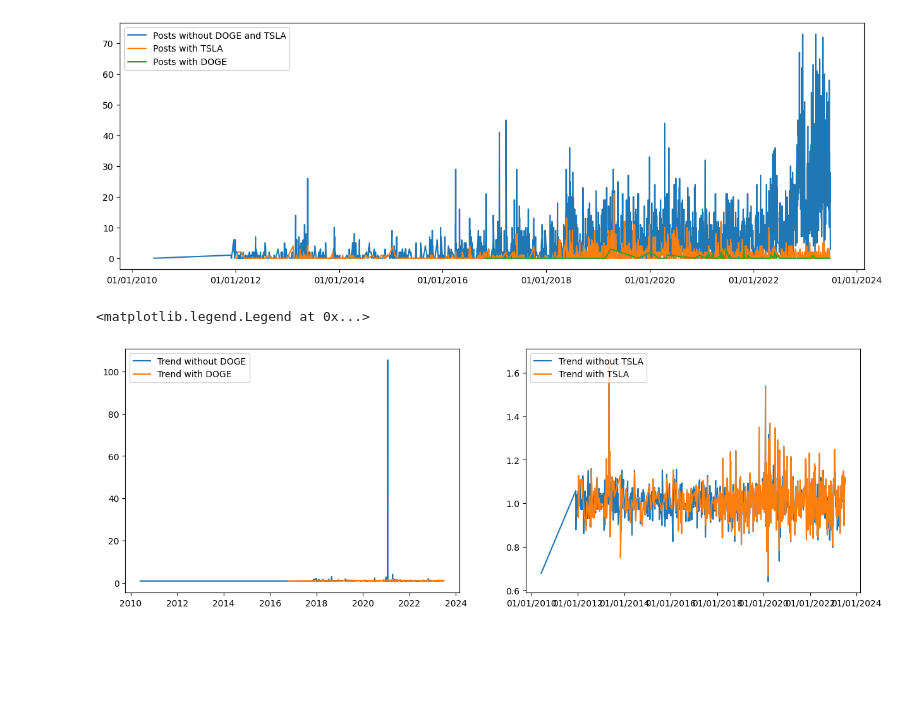
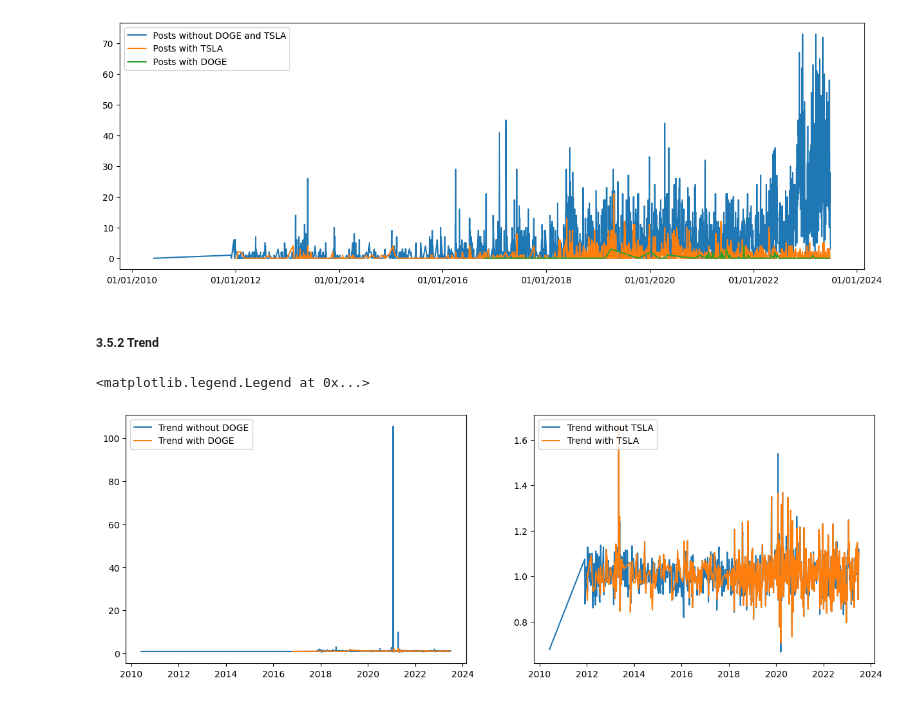
Before and after one commit to alphaname007/BigDataBandits, a Jupyter notebook: Abstract.ipynb, the cells around one changed output. Drawn from its saved outputs; the diff is of its cells as text; code cells hidden in the pictures; blank space fills up the shorter version.

```diff
--- a/Abstract.ipynb
+++ b/Abstract.ipynb
@@ -131,6 +167,8 @@ def check_filter(text:str, filter_list:list, hit:bool):
     return not hit
 
 def get_interval(search_date:datetime, stock:pd.DataFrame, interval_length:int=5):
+    search_date = search_date - datetime.timedelta(days=1)
+
     #find the start date under the consideration that the given startdate does not exist
     next_available_startdate = stock.loc[stock['date'] >= search_date, 'date'].min()
 
@@ -281,20 +344,23 @@ plt.legend(labels=["Posts without DOGE and TSLA", "Posts with TSLA", "Posts with
 # %% [output]
 <matplotlib.legend.Legend at 0x...>
 [figure]
+# %% [markdown]
+<a name="trend"></a>
+##### 3.5.2 Trend #####
 # %%
 import matplotlib.pyplot as plt
 import matplotlib.dates as mdates
 
 fig, axs = plt.subplots(1, 2, figsize=(15, 5))
-plt.gca().xaxis.set_major_formatter(mdates.DateFormatter('%m/%d/%Y'))
+plt.gca().xaxis.set_major_formatter(mdates.DateFormatter('%Y'))
 
 axs[0].plot(influences_n_d['date'], influences_n_d['trend'])
 axs[0].plot(influences_w_d['date'], influences_w_d['trend'])
 axs[0].legend(labels=["Trend without DOGE", "Trend with DOGE"], loc="upper left")
 
 axs[1].plot(influences_n_t['date'], influences_n_t['trend'])
 axs[1].plot(influences_w_t['date'], influences_w_t['trend'])
 axs[1].legend(labels=["Trend without TSLA", "Trend with TSLA"], loc="upper left")
 # %% [output]
 <matplotlib.legend.Legend at 0x...>
-[figure, old version]
+[figure, new version]
```
Also changed, not shown: parts of 28 cells of this notebook.
